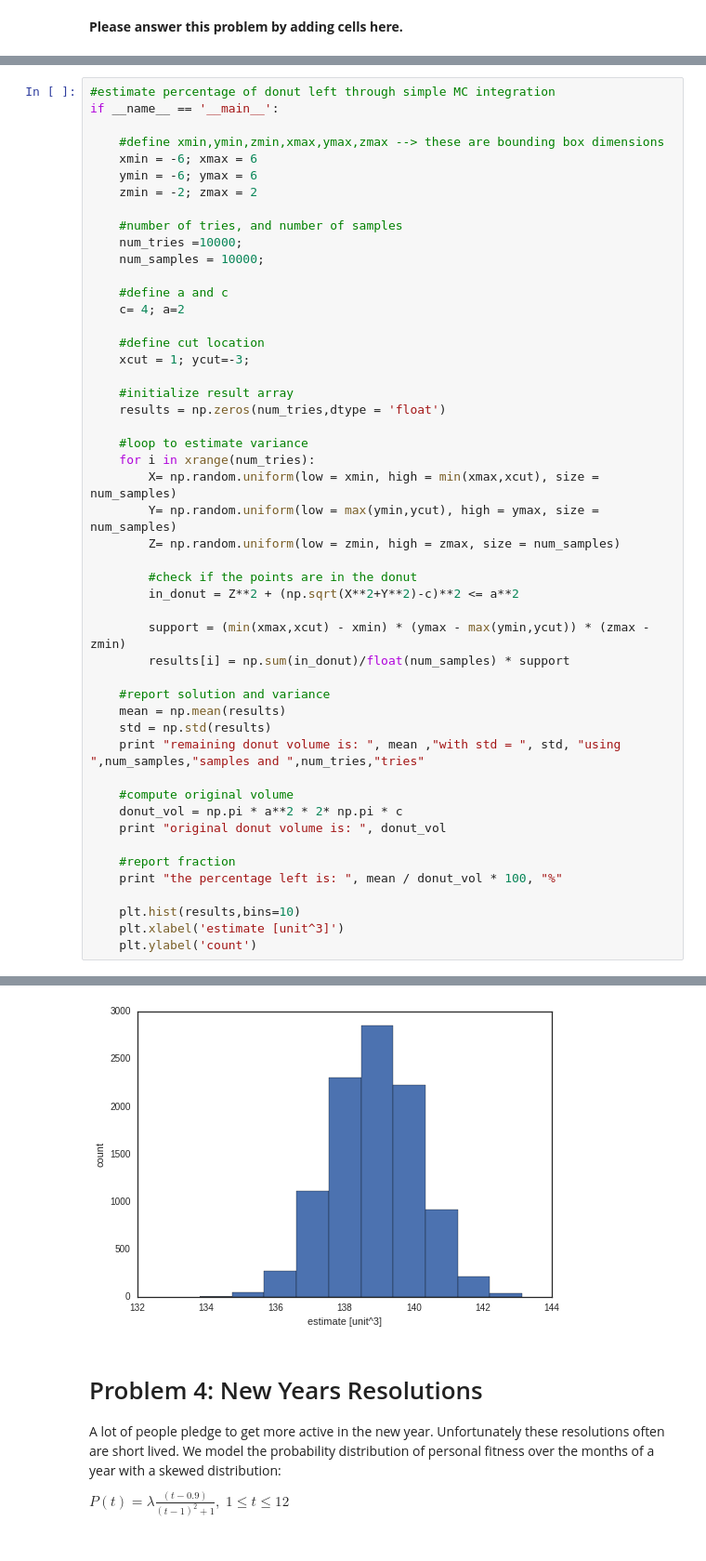
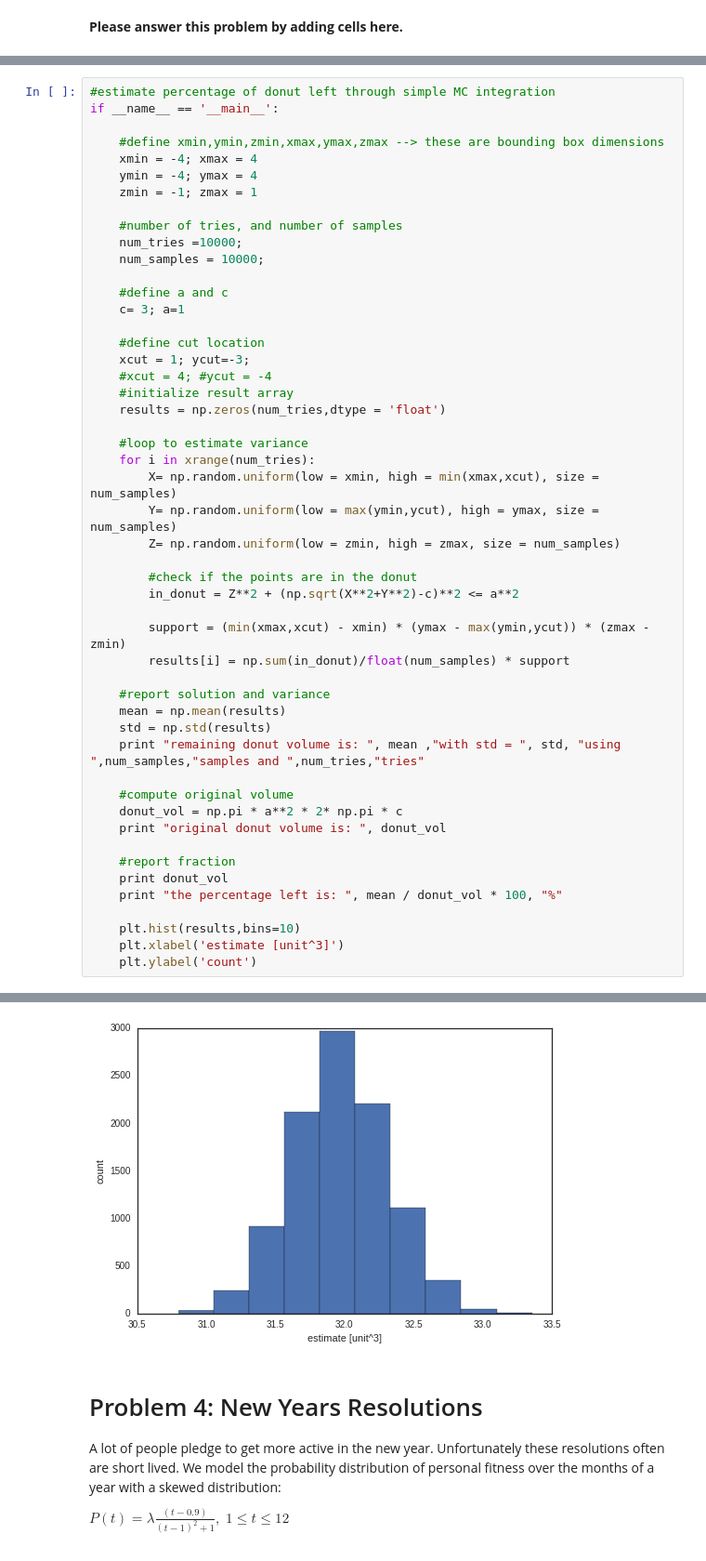
Before and after one commit to kevinchen1000/2016, a Jupyter notebook: Homework/AM207_yufengkevinchen_HW1.ipynb, the cells around one changed output, grey strips where cells are left out. Shown at 93% size. Cells and saved outputs as stored; diff of their text form.

```diff
--- a/Homework/AM207_yufengkevinchen_HW1.ipynb
+++ b/Homework/AM207_yufengkevinchen_HW1.ipynb
@@ -325,20 +325,20 @@ We found the remaining volume is $138.89\pm1.25$ unit^3, which is about 44% of t
 if __name__ == '__main__':
 
     #define xmin,ymin,zmin,xmax,ymax,zmax --> these are bounding box dimensions
-    xmin = -6; xmax = 6
-    ymin = -6; ymax = 6
-    zmin = -2; zmax = 2
+    xmin = -4; xmax = 4
+    ymin = -4; ymax = 4
+    zmin = -1; zmax = 1
 
     #number of tries, and number of samples
     num_tries =10000;
     num_samples = 10000;
 
     #define a and c
-    c= 4; a=2
+    c= 3; a=1
 
     #define cut location
     xcut = 1; ycut=-3;
-
+    #xcut = 4; #ycut = -4
     #initialize result array
     results = np.zeros(num_tries,dtype = 'float')
 
@@ -364,6 +364,7 @@ if __name__ == '__main__':
     print "original donut volume is: ", donut_vol
 
     #report fraction
+    print donut_vol
     print "the percentage left is: ", mean / donut_vol * 100, "%"
 
     plt.hist(results,bins=10)
@@ -376,4 +378,4 @@ the percentage left is:  43.9726866689 %
-[figure, old version]
+[figure, new version]
 # %% [markdown]
 # Problem 4: New Years Resolutions
 
```
Also changed, not shown: parts of 13 cells of this notebook.
